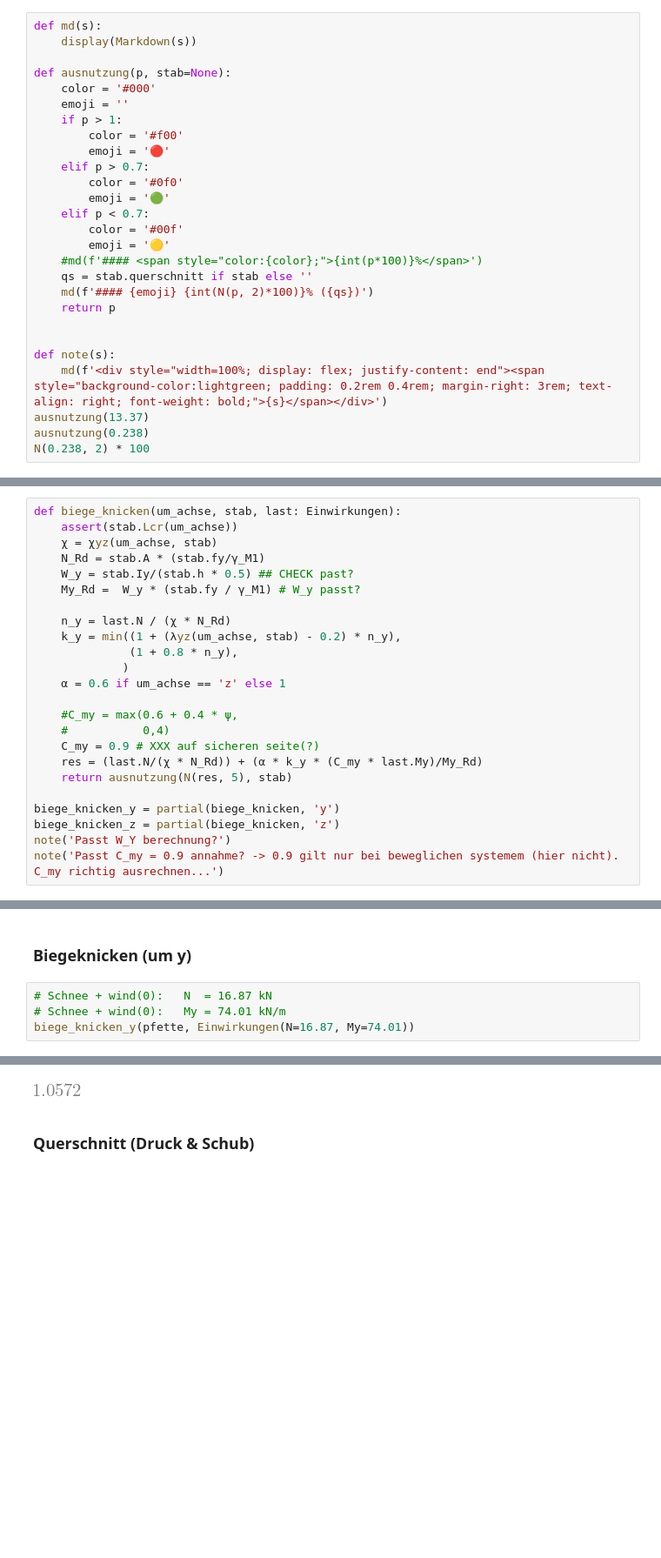
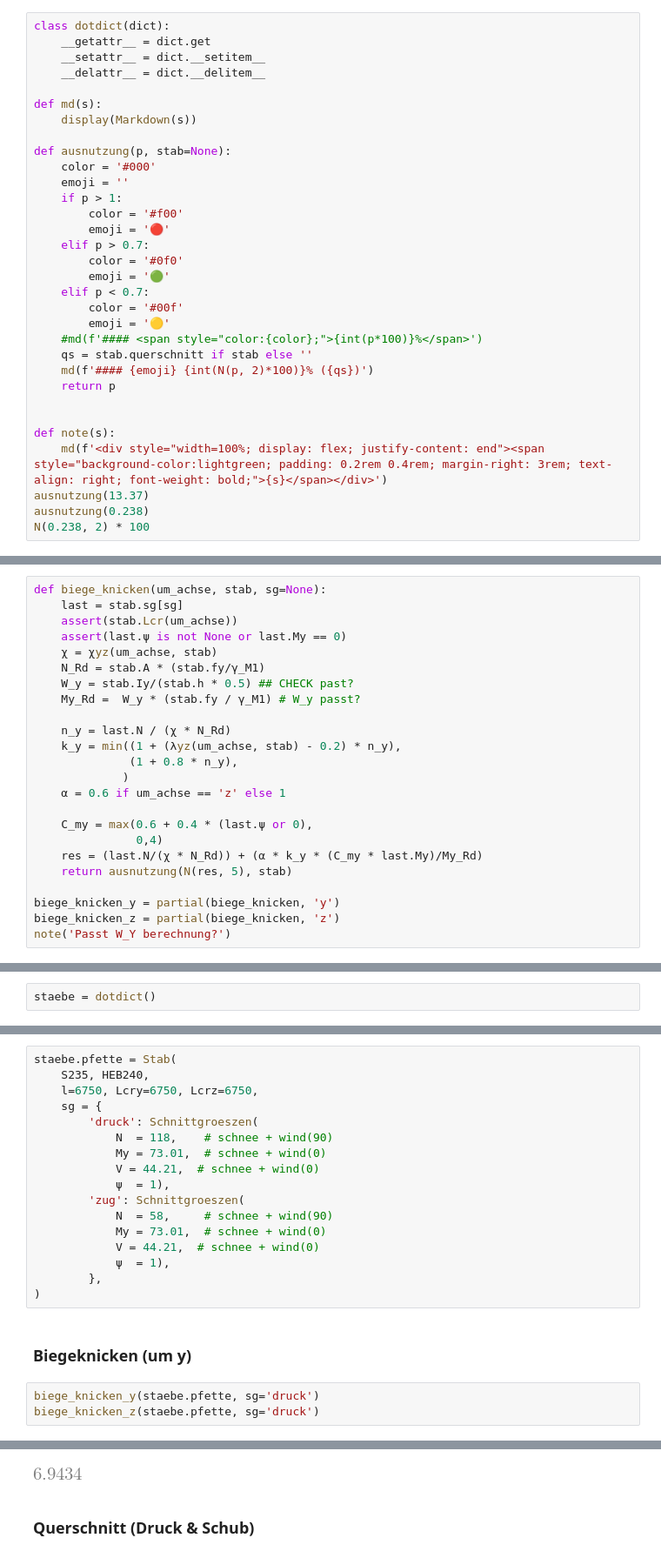
Before and after one commit to sushimako/uni-stahlbau-ue, a Jupyter notebook: Berechnungen/nachweise.ipynb, the cells around one changed output, grey strips where cells are left out. Shown at 87% size. Cells and saved outputs as stored; diff of their text form; blank space fills up the shorter version.

```diff
--- a/Berechnungen/nachweise.ipynb
+++ b/Berechnungen/nachweise.ipynb
@@ -6,6 +6,11 @@ from IPython.display import display, Math, Latex, Markdown
 #init_session()
 init_printing(use_unicode=True)
 # %%
+class dotdict(dict):
+    __getattr__ = dict.get
+    __setattr__ = dict.__setitem__
+    __delattr__ = dict.__delitem__
+
 def md(s):
     display(Markdown(s))
 
@@ -470,8 +185,10 @@ def χyz(um_achse, stab):
 # %% [markdown]
 ### Biegeknicken
 # %%
-def biege_knicken(um_achse, stab, last: Einwirkungen):
+def biege_knicken(um_achse, stab, sg=None):
+    last = stab.sg[sg]
     assert(stab.Lcr(um_achse))
+    assert(last.ψ is not None or last.My == 0)
     χ = χyz(um_achse, stab)
     N_Rd = stab.A * (stab.fy/γ_M1)
     W_y = stab.Iy/(stab.h * 0.5) ## CHECK past?
@@ -483,15 +200,13 @@ def biege_knicken(um_achse, stab, last: Einwirkungen):
              )
     α = 0.6 if um_achse == 'z' else 1
 
-    #C_my = max(0.6 + 0.4 * ψ,
-    #           0,4)
-    C_my = 0.9 # XXX auf sicheren seite(?)
+    C_my = max(0.6 + 0.4 * (last.ψ or 0),
+               0,4)
     res = (last.N/(χ * N_Rd)) + (α * k_y * (C_my * last.My)/My_Rd)
     return ausnutzung(N(res, 5), stab)
 
 biege_knicken_y = partial(biege_knicken, 'y')
 biege_knicken_z = partial(biege_knicken, 'z')
 note('Passt W_Y berechnung?')
-note('Passt C_my = 0.9 annahme? -> 0.9 gilt nur bei beweglichen systemem (hier nicht). C_my richtig ausrechnen...')
 # %% [output]
 <div style="width=100%; display: flex; justify-content: end"><span style="background-color:lightgreen; padding: 0.2rem 0.4rem; margin-right: 3rem; text-align: right; font-weight: bold;">Passt W_Y berechnung?</span></div>
@@ -554,4 +266,6 @@ note('C_MLT und C_my: sichere werte so ok?')
 # %% [markdown]
 # Stäbe
+# %%
+staebe = dotdict()
 # %% [markdown]
 ## 1 Pfette
@@ -560,7 +272,23 @@ pfette = Stab(S235, HEA200, l=6750, Lcry=6750, Lcrz=6750)
+# %%
+staebe.pfette = Stab(
+    S235, HEB240,
+    l=6750, Lcry=6750, Lcrz=6750,
+    sg = {
+        'druck': Schnittgroeszen(
+            N  = 118,    # schnee + wind(90)
+            My = 73.01,  # schnee + wind(0)
+            V = 44.21,  # schnee + wind(0)
+            ψ  = 1),
+        'zug': Schnittgroeszen(
+            N  = 58,     # schnee + wind(90)
+            My = 73.01,  # schnee + wind(0)
+            V = 44.21,  # schnee + wind(0)
+            ψ  = 1),
+        },
+)
 # %% [markdown]
 ### Biegeknicken (um y)
 # %%
-# Schnee + wind(0):   N  = 16.87 kN
-# Schnee + wind(0):   My = 74.01 kN/m
-biege_knicken_y(pfette, Einwirkungen(N=16.87, My=74.01))
+biege_knicken_y(staebe.pfette, sg='druck')
+biege_knicken_z(staebe.pfette, sg='druck')
 # %% [output]
@@ -568,4 +297,4 @@ biege_knicken_y(pfette, Einwirkungen(N=16.87, My=74.01))
-[figure, old version]
+[figure, new version]
 # %% [markdown]
 ### Querschnitt (Druck & Schub)
 # %%
```
Also changed, not shown: parts of 82 cells of this notebook, 2 other files.
